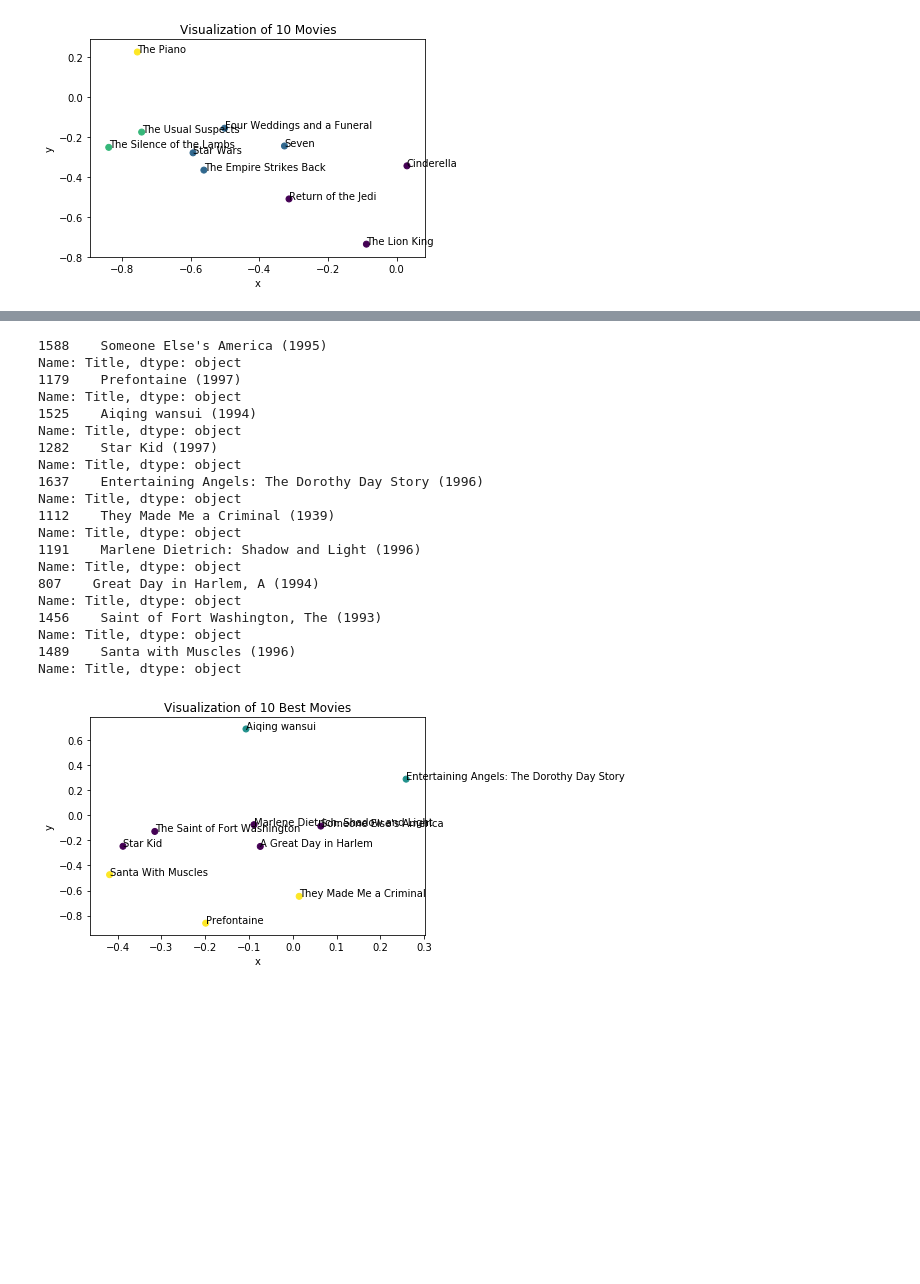
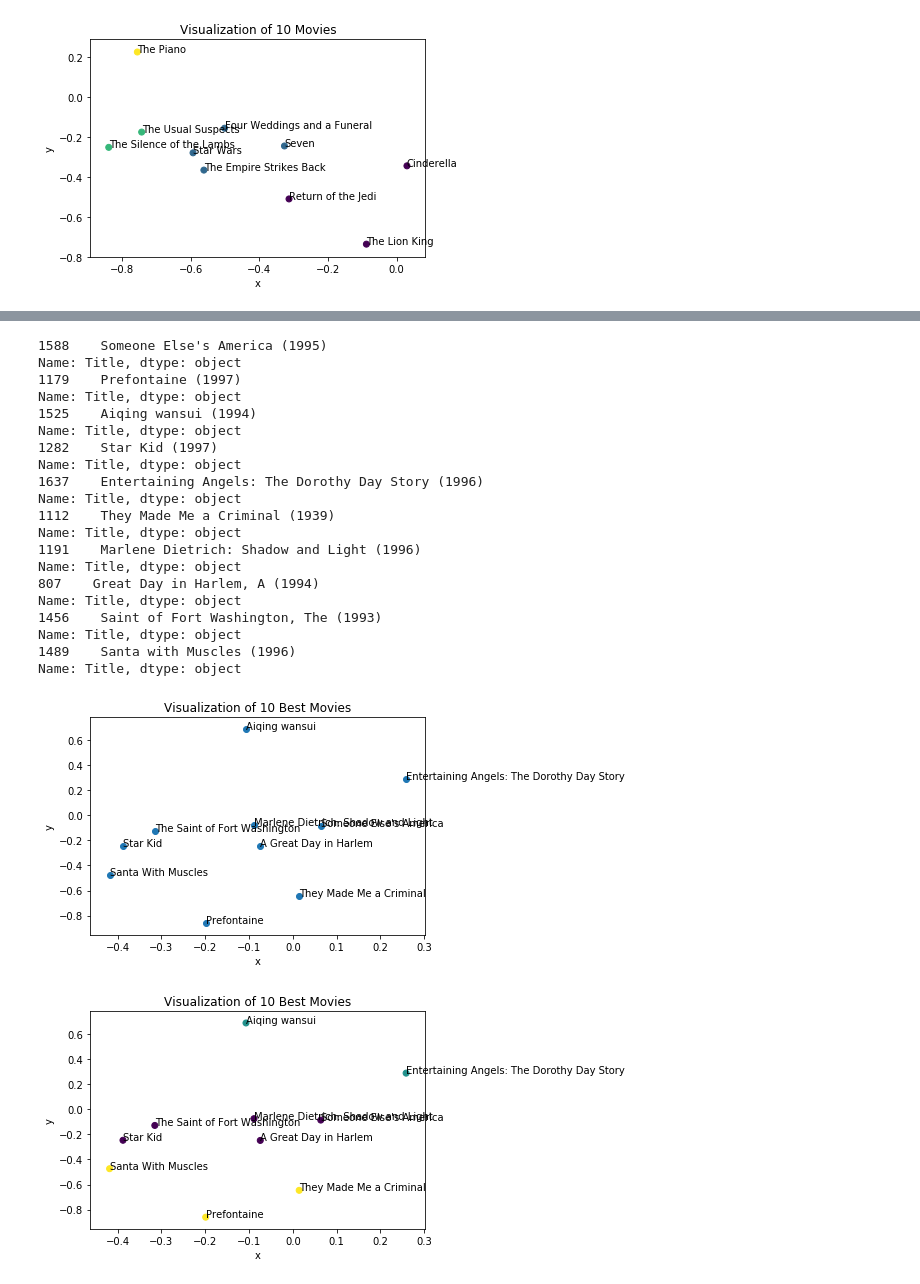
Before and after one commit to amandaliusa/cs155-movielens, a Jupyter notebook: matrix_factorizations_1.ipynb, the cells around one changed output, grey strips where cells are left out. Saved outputs shown, nothing was run; the diff lists cells and outputs as text; code cells hidden in the pictures; blank space fills up the shorter version.

Commit message:
more figures

```diff
--- a/matrix_factorizations_1.ipynb
+++ b/matrix_factorizations_1.ipynb
@@ -247,6 +247,19 @@ for i in range(len(pop)):
 X = np.column_stack((x, y))
 labels = KMeans(n_clusters=4, random_state=0).fit_predict(X)
 
+# plot visualization
+fig, ax = plt.subplots()
+plt.scatter(x, y)
+
+for i, txt in enumerate(titles):
+    ax.annotate(txt, (x[i], y[i]))
+
+plt.title('Visualization of 10 Most Popular Movies')
+plt.xlabel('x')
+plt.ylabel('y')
+plt.savefig('matrix_1_b.png')
+
+# plot clusters
 fig, ax = plt.subplots()
 plt.scatter(x, y, c=labels)
 
@@ -301,38 +315,52 @@ for i in best:
 X = np.column_stack((x, y))
 labels = KMeans(n_clusters=3, random_state=0).fit_predict(X)
 
+# plot visualization
+fig, ax = plt.subplots()
+plt.scatter(x, y)
+
+for i, txt in enumerate(titles):
+    ax.annotate(txt, (x[i], y[i]))
+
+plt.title('Visualization of 10 Best Movies')
+plt.xlabel('x')
+plt.ylabel('y')
+plt.savefig('matrix_1_c.png')
+
+# plot clusters
 fig, ax = plt.subplots()
 plt.scatter(x, y, c=labels)
 
 for i, txt in enumerate(titles):
     ax.annotate(txt, (x[i], y[i]))
 
 plt.title('Visualization of 10 Best Movies')
 plt.xlabel('x')
 plt.ylabel('y')
 plt.savefig('matrix_1_c_clusters.png')
 # %% [output]
 1588    Someone Else's America (1995)
 Name: Title, dtype: object
 1179    Prefontaine (1997)
 Name: Title, dtype: object
 1525    Aiqing wansui (1994)
 Name: Title, dtype: object
 1282    Star Kid (1997)
 Name: Title, dtype: object
 1637    Entertaining Angels: The Dorothy Day Story (1996)
 Name: Title, dtype: object
 1112    They Made Me a Criminal (1939)
 Name: Title, dtype: object
 1191    Marlene Dietrich: Shadow and Light (1996)
 Name: Title, dtype: object
 807    Great Day in Harlem, A (1994)
 Name: Title, dtype: object
 1456    Saint of Fort Washington, The (1993)
 Name: Title, dtype: object
 1489    Santa with Muscles (1996)
 Name: Title, dtype: object
-[figure, old version]
+[figure, new version]
+[figure, added]
 # %%
 # Visualize 10 animated movies
 # get all animated movies
```
Also changed, not shown: parts of 4 cells of this notebook, 6 other files.
